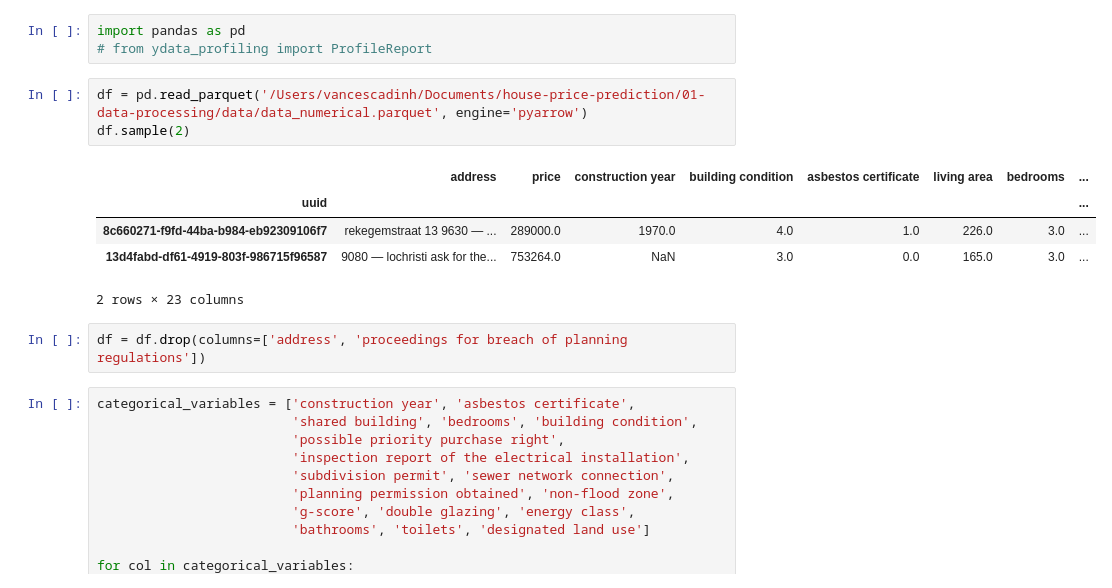
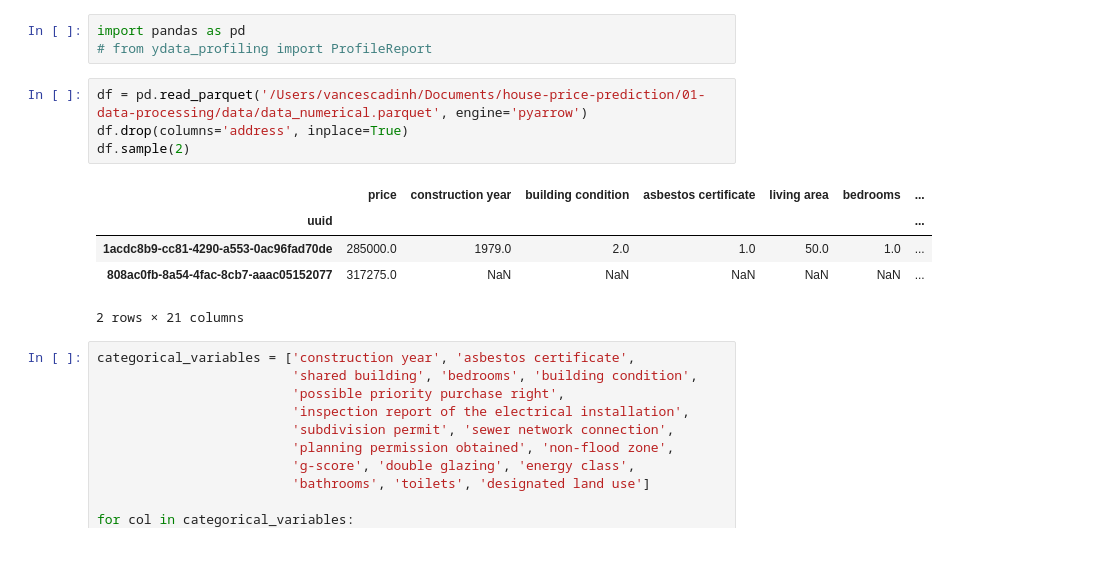
Before and after one commit to vtdinh13/house-price-prediction, a Jupyter notebook: 01-data-processing/imputation/catboost_imputation.ipynb, the cells around one changed output. Saved outputs shown, nothing was run; the diff lists cells and outputs as text; blank space fills up the shorter version.

```diff
--- a/01-data-processing/imputation/catboost_imputation.ipynb
+++ b/01-data-processing/imputation/catboost_imputation.ipynb
@@ -3,15 +3,14 @@ import pandas as pd
 # from ydata_profiling import ProfileReport
 # %%
 df = pd.read_parquet('/Users/vancescadinh/Documents/house-price-prediction/01-data-processing/data/data_numerical.parquet', engine='pyarrow')
+df.drop(columns='address', inplace=True)
 df.sample(2)
 # %% [output]
-|  | address | price | construction year | building condition | asbestos certificate | living area | bedrooms | ... |
-| uuid |  |  |  |  |  |  |  | ... |
-| 8c660271-f9fd-44ba-b984-eb92309106f7 | rekegemstraat 13 9630 — ... | 289000.0 | 1970.0 | 4.0 | 1.0 | 226.0 | 3.0 | ... |
-| 13d4fabd-df61-4919-803f-986715f96587 | 9080 — lochristi ask for the... | 753264.0 | NaN | 3.0 | 0.0 | 165.0 | 3.0 | ... |
+|  | price | construction year | building condition | asbestos certificate | living area | bedrooms | ... |
+| uuid |  |  |  |  |  |  | ... |
+| 1acdc8b9-cc81-4290-a553-0ac96fad70de | 285000.0 | 1979.0 | 2.0 | 1.0 | 50.0 | 1.0 | ... |
+| 808ac0fb-8a54-4fac-8cb7-aaac05152077 | 317275.0 | NaN | NaN | NaN | NaN | NaN | ... |
-2 rows × 23 columns
+2 rows × 21 columns
-# %%
-df = df.drop(columns=['address', 'proceedings for breach of planning regulations'])
 # %%
 categorical_variables = ['construction year', 'asbestos certificate',
                          'shared building', 'bedrooms', 'building condition',
```
Also changed, not shown: parts of 10 cells of this notebook, 2 other files.
